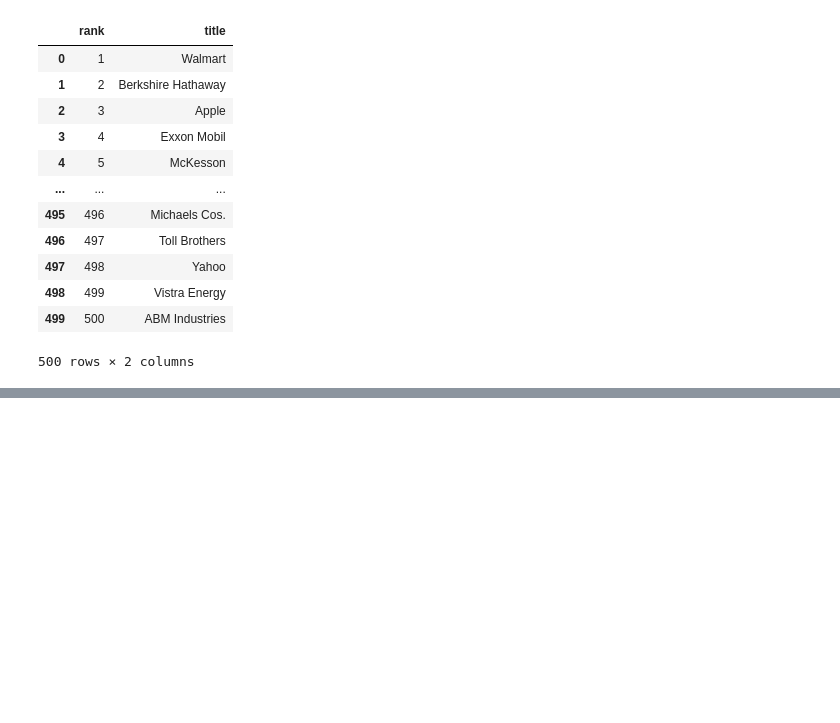
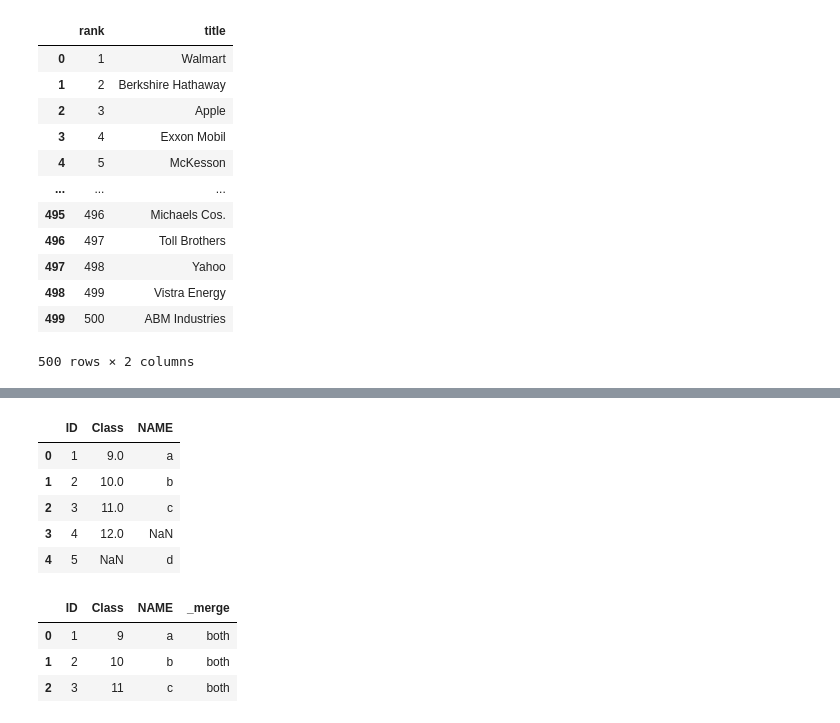
Before and after one commit to AkashSalmuthe/Python-Noteboks, a Jupyter notebook: Pandas_Basics.ipynb, the cells around one changed output, grey strips where cells are left out. Saved outputs shown, nothing was run; the diff lists cells and outputs as text; code cells hidden in the pictures; blank space fills up the shorter version.

```diff
--- a/Pandas_Basics.ipynb
+++ b/Pandas_Basics.ipynb
@@ -1342,0 +1453,4 @@ data.iloc[0:,0:2]
+# %%
+df2 = pd.DataFrame({'ID':[1,2,3,5],
+                    'NAME':['a','b','c','d']})
+df2
@@ -1342,0 +1505,16 @@ data.iloc[0:,0:2]
+# %%
+pd.merge(df1,df2,on = 'ID',how='outer')
+# %% [output]
+|  | ID | Class | NAME |
+| 0 | 1 | 9.0 | a |
+| 1 | 2 | 10.0 | b |
+| 2 | 3 | 11.0 | c |
+| 3 | 4 | 12.0 | NaN |
+| 4 | 5 | NaN | d |
+# %%
+pd.merge(df1,df2,on = 'ID',how='inner',indicator=True)
+# %% [output]
+|  | ID | Class | NAME | _merge |
+| 0 | 1 | 9 | a | both |
+| 1 | 2 | 10 | b | both |
+| 2 | 3 | 11 | c | both |
```
Also changed, not shown: parts of 24 cells of this notebook.
